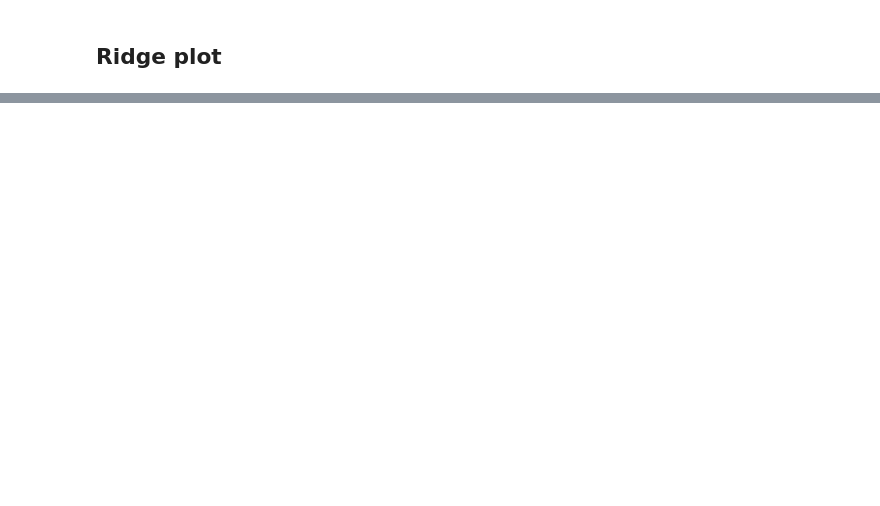
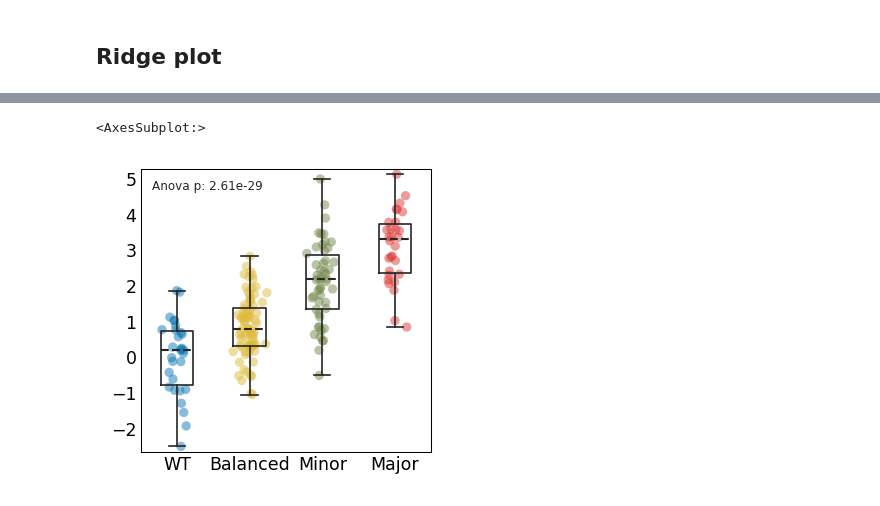
Before and after one commit to fossbert/Python_Packages, a Jupyter notebook: Dev_cbviz.ipynb, the cells around one changed output, grey strips where cells are left out. Cells and saved outputs as stored; diff of their text form; code cells hidden in the pictures; blank space fills up the shorter version.

Commit message:
StripBox with tools

```diff
--- a/Dev_cbviz.ipynb
+++ b/Dev_cbviz.ipynb
@@ -205,0 +213,6 @@ xz.label_dots(top5, ax=ax1, adjust=True, adjust_kwargs={'arrowprops':{'arrowstyl
+# %%
+s1 = np.repeat(['WT', 'Balanced', 'Minor', 'Major'], (30, 80, 50, 30))
+x = [y for x in [np.random.normal(loc=i, size=s) for i, s in zip(range(4) , (30, 80, 50, 30)) ] for y in x]
+
+data = pd.DataFrame({"x" : x, "s1" : s1})
+data
@@ -206 +235,15 @@ xz.label_dots(top5, ax=ax1, adjust=True, adjust_kwargs={'arrowprops':{'arrowstyl
+# %%
+sb = StripBox(data, p_method_global='Anova', s1_order=['WT', 'Balanced', 'Minor', 'Major'])
+# %%
+
+plt.style.use('cviz')
+
+fig, ax = plt.subplots(figsize=(2.5,2.5))
+
+sb.box()
+sb.add_strips(s=20, alpha=0.50, linewidths=0)
+sb.add_global_p(fontsize='xx-small')
+# %% [output]
+<AxesSubplot:>
+[figure, added]
 # %%
```
Also changed, not shown: parts of 26 cells of this notebook, 3 other files.
